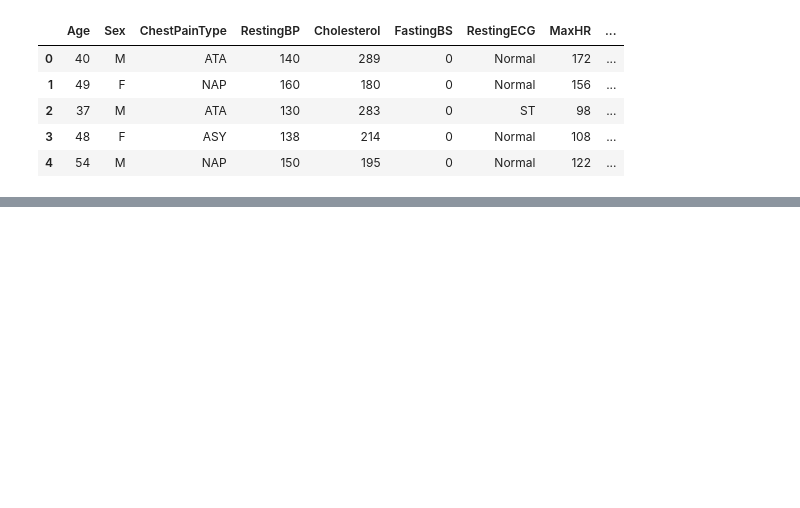
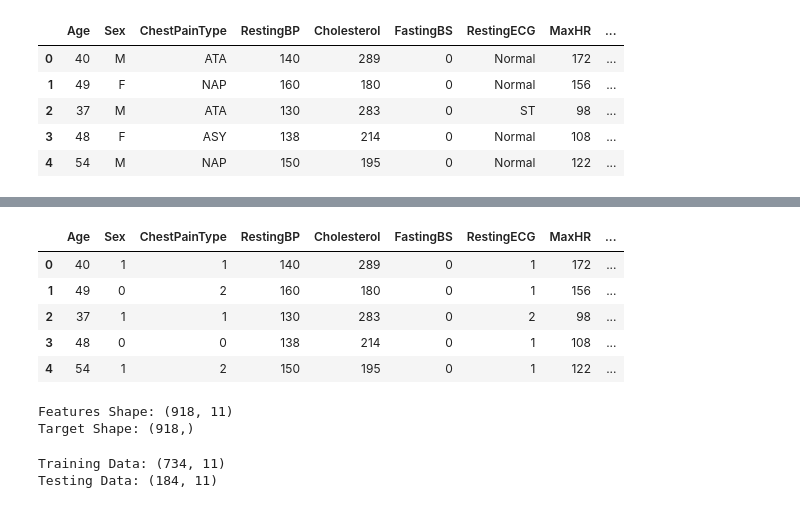
Before and after one commit to kritikaneupane114-oss/Heart-Failure-Prediction-, a Jupyter notebook: Heart_Failure.ipynb, the cells around one changed output, grey strips where cells are left out. Saved outputs shown, nothing was run; the diff lists cells and outputs as text; code cells hidden in the pictures; blank space fills up the shorter version.

```diff
--- a/Heart_Failure.ipynb
+++ b/Heart_Failure.ipynb
@@ -18,0 +90,47 @@ df.head()
+# %%
+# Create a copy of the dataset
+df_processed = df.copy()
+
+# Encode categorical variables
+from sklearn.preprocessing import LabelEncoder
+
+le = LabelEncoder()
+
+categorical_columns = ['Sex', 'ChestPainType', 'RestingECG', 'ExerciseAngina', 'ST_Slope']
+
+for col in categorical_columns:
+    df_processed[col] = le.fit_transform(df_processed[col])
+
+# Display processed dataset
+df_processed.head()
+# %% [output]
+|  | Age | Sex | ChestPainType | RestingBP | Cholesterol | FastingBS | RestingECG | MaxHR | ... |
+| 0 | 40 | 1 | 1 | 140 | 289 | 0 | 1 | 172 | ... |
+| 1 | 49 | 0 | 2 | 160 | 180 | 0 | 1 | 156 | ... |
+| 2 | 37 | 1 | 1 | 130 | 283 | 0 | 2 | 98 | ... |
+| 3 | 48 | 0 | 0 | 138 | 214 | 0 | 1 | 108 | ... |
+| 4 | 54 | 1 | 2 | 150 | 195 | 0 | 1 | 122 | ... |
+# %%
+X = df_processed.drop("HeartDisease", axis=1)
+y = df_processed["HeartDisease"]
+
+print("Features Shape:", X.shape)
+print("Target Shape:", y.shape)
+# %% [output]
+Features Shape: (918, 11)
+Target Shape: (918,)
+# %%
+from sklearn.model_selection import train_test_split
+
+X_train, X_test, y_train, y_test = train_test_split(
+    X,
+    y,
+    test_size=0.2,
+    random_state=42
+)
+
+print("Training Data:", X_train.shape)
+print("Testing Data:", X_test.shape)
+# %% [output]
+Training Data: (734, 11)
+Testing Data: (184, 11)
```
Also changed, not shown: parts of 14 cells of this notebook.
